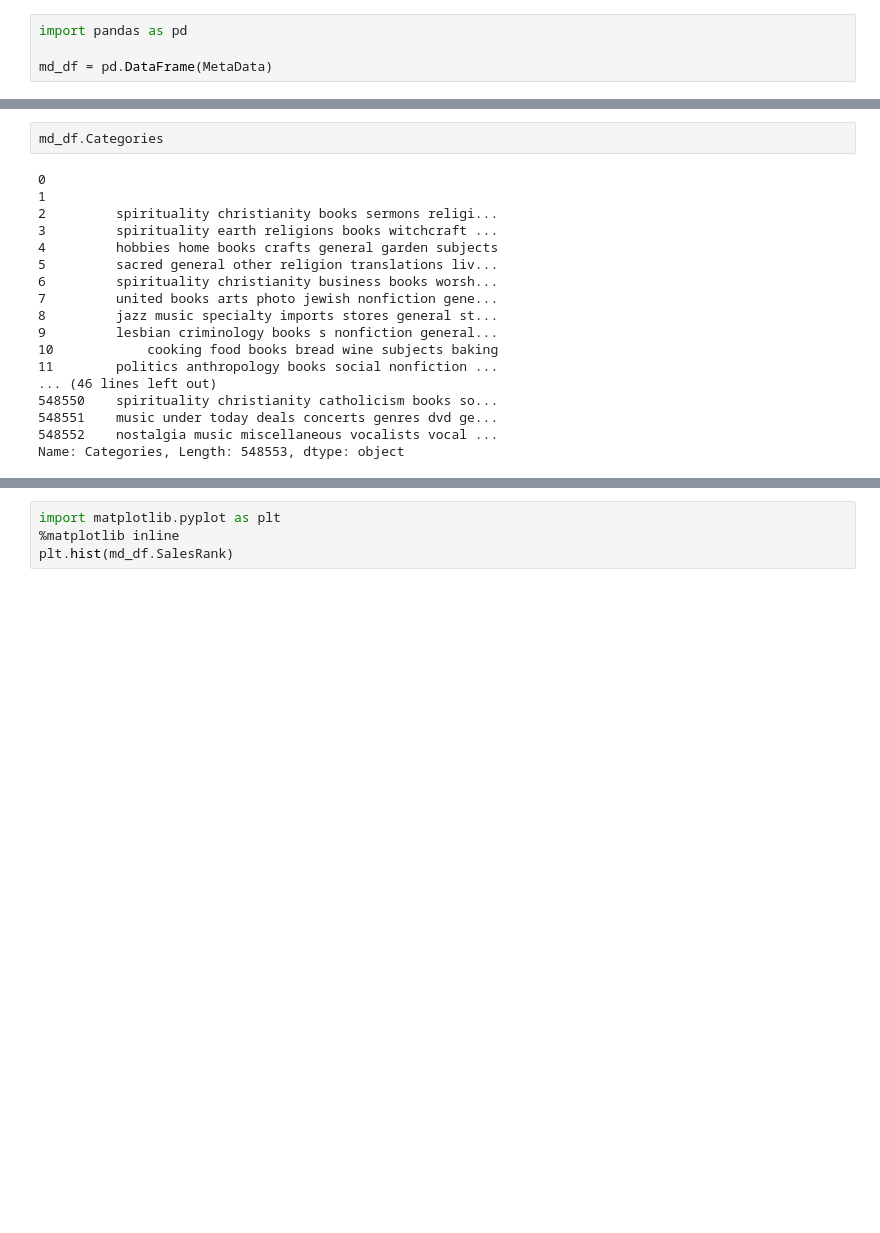
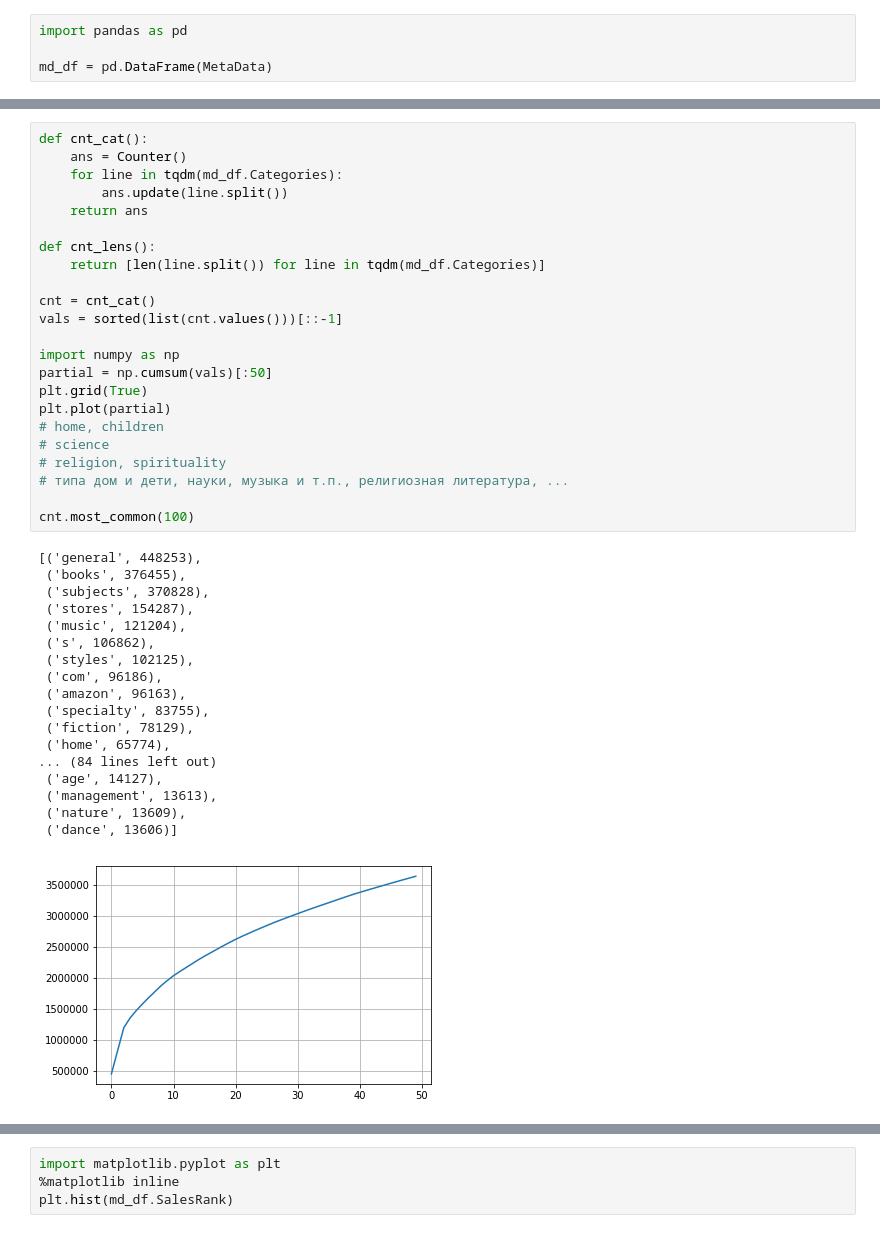
Before and after one commit to alexey9177950/data-graph, a Jupyter notebook: notebooks/data_to_matrix_amazon.ipynb, the cells around one changed output, grey strips where cells are left out. Saved outputs shown, nothing was run; the diff lists cells and outputs as text; blank space fills up the shorter version.

```diff
--- a/notebooks/data_to_matrix_amazon.ipynb
+++ b/notebooks/data_to_matrix_amazon.ipynb
@@ -83,23 +59,45 @@ Name: Title, Length: 499733, dtype: int64
-# %%
-md_df.Categories
-# %% [output]
-0
-1
-2         spirituality christianity books sermons religi...
-3         spirituality earth religions books witchcraft ...
-4         hobbies home books crafts general garden subjects
-5         sacred general other religion translations liv...
-6         spirituality christianity business books worsh...
-7         united books arts photo jewish nonfiction gene...
-8         jazz music specialty imports stores general st...
-9         lesbian criminology books s nonfiction general...
-10            cooking food books bread wine subjects baking
-11        politics anthropology books social nonfiction ...
-... (46 lines left out)
-548550    spirituality christianity catholicism books so...
-548551    music under today deals concerts genres dvd ge...
-548552    nostalgia music miscellaneous vocalists vocal ...
-Name: Categories, Length: 548553, dtype: object
+# %%
+def cnt_cat():
+    ans = Counter()
+    for line in tqdm(md_df.Categories):
+        ans.update(line.split())
+    return ans
+
+def cnt_lens():
+    return [len(line.split()) for line in tqdm(md_df.Categories)]
+
+cnt = cnt_cat()
+vals = sorted(list(cnt.values()))[::-1]
+
+import numpy as np
+partial = np.cumsum(vals)[:50]
+plt.grid(True)
+plt.plot(partial)
+# home, children
+# science
+# religion, spirituality
+# типа дом и дети, науки, музыка и т.п., религиозная литература, ...
+
+cnt.most_common(100)
+# %% [output]
+[('general', 448253),
+ ('books', 376455),
+ ('subjects', 370828),
+ ('stores', 154287),
+ ('music', 121204),
+ ('s', 106862),
+ ('styles', 102125),
+ ('com', 96186),
+ ('amazon', 96163),
+ ('specialty', 83755),
+ ('fiction', 78129),
+ ('home', 65774),
+... (84 lines left out)
+ ('age', 14127),
+ ('management', 13613),
+ ('nature', 13609),
+ ('dance', 13606)]
+[figure, added]
 # %%
 md_df.Group.value_counts()
 # %% [output]
```
Also changed, not shown: parts of 10 cells of this notebook, 8 other files.
